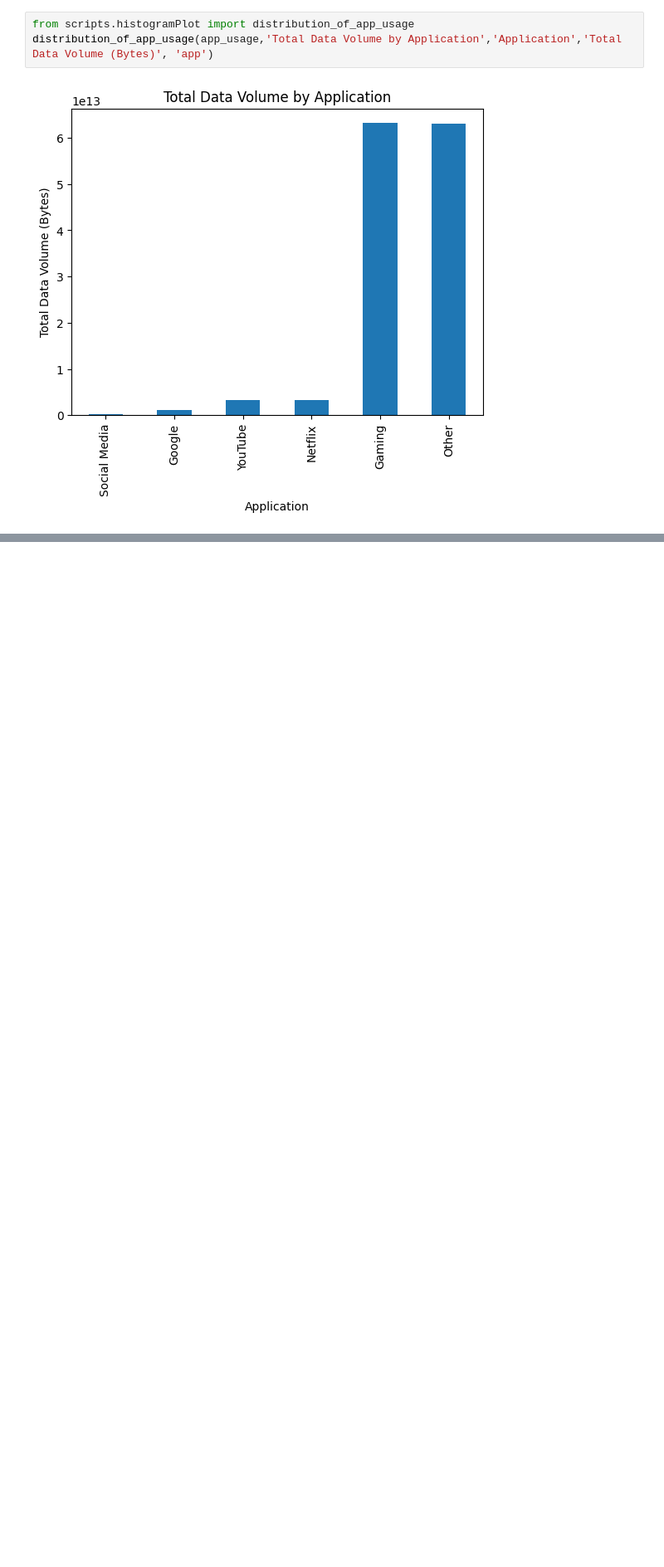
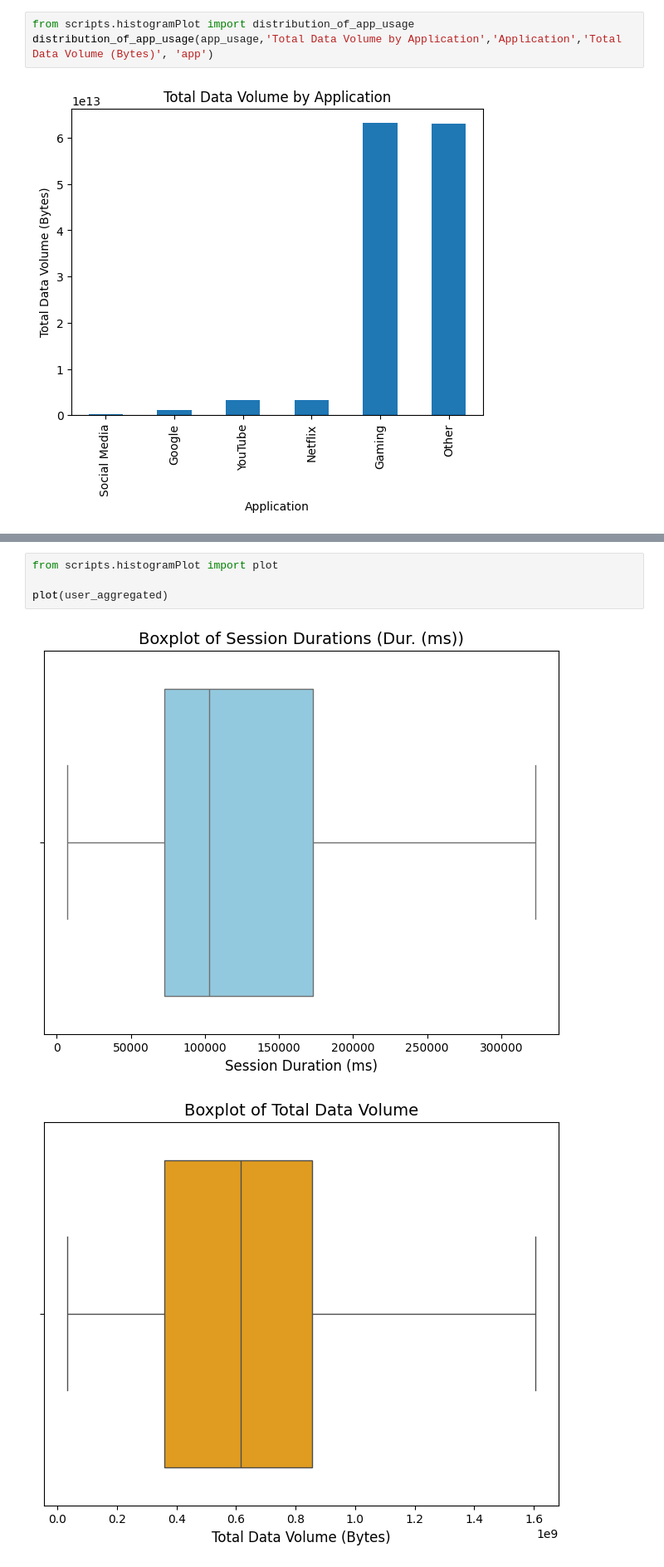
Before and after one commit to naolatomsa/TellCo, a Jupyter notebook: notebooks/userBehaviourAggregation.ipynb, the cells around one changed output, grey strips where cells are left out. Shown at 83% size. Saved outputs shown, nothing was run; the diff lists cells and outputs as text; blank space fills up the shorter version.

```diff
--- a/notebooks/userBehaviourAggregation.ipynb
+++ b/notebooks/userBehaviourAggregation.ipynb
@@ -361,0 +540,7 @@ distribution_of_app_usage(app_usage,'Total Data Volume by Application','Applicat
+# %%
+from scripts.histogramPlot import plot
+
+plot(user_aggregated)
+# %% [output]
+[figure, added]
+[figure, added]
```
Also changed, not shown: parts of 26 cells of this notebook, 3 other files.
